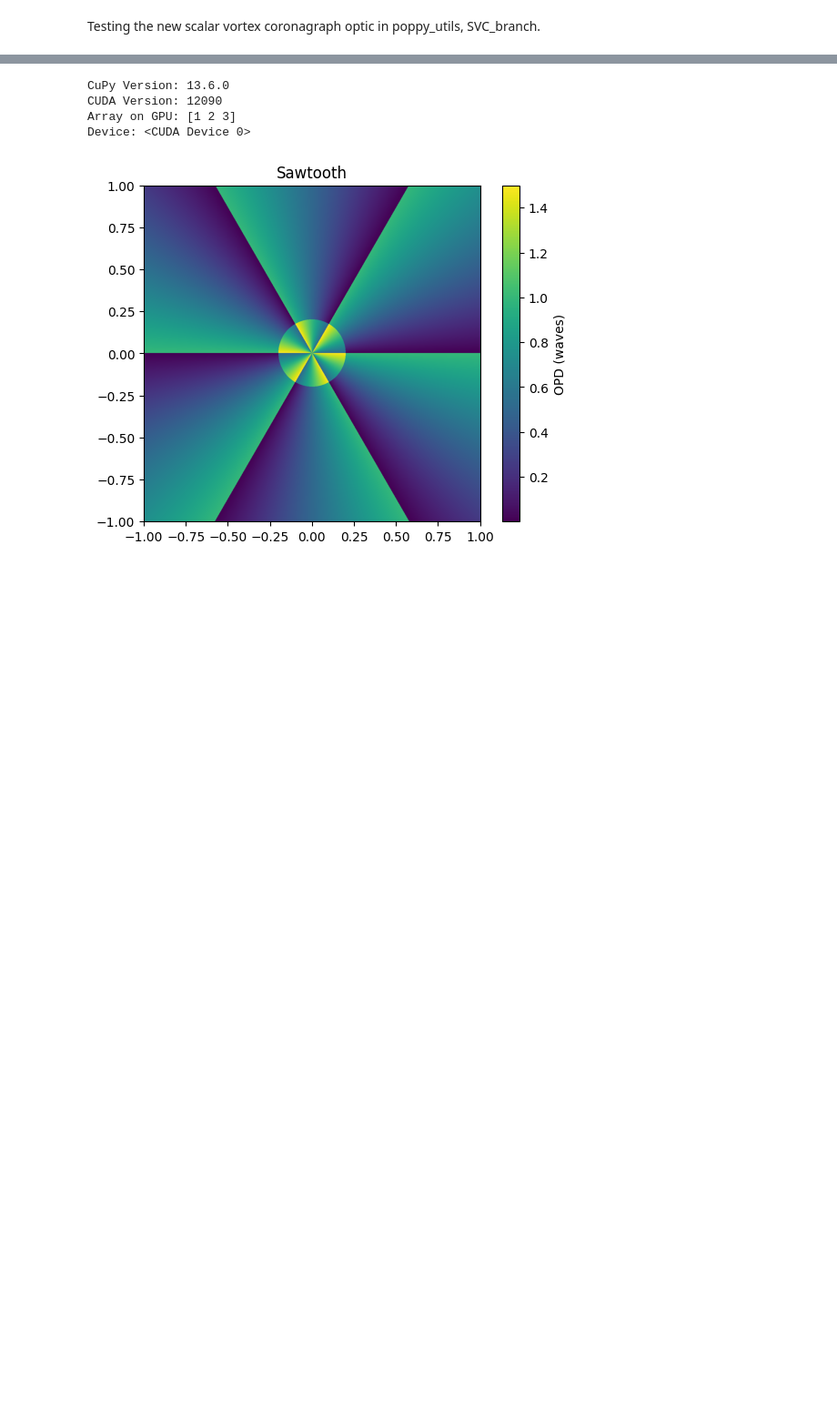
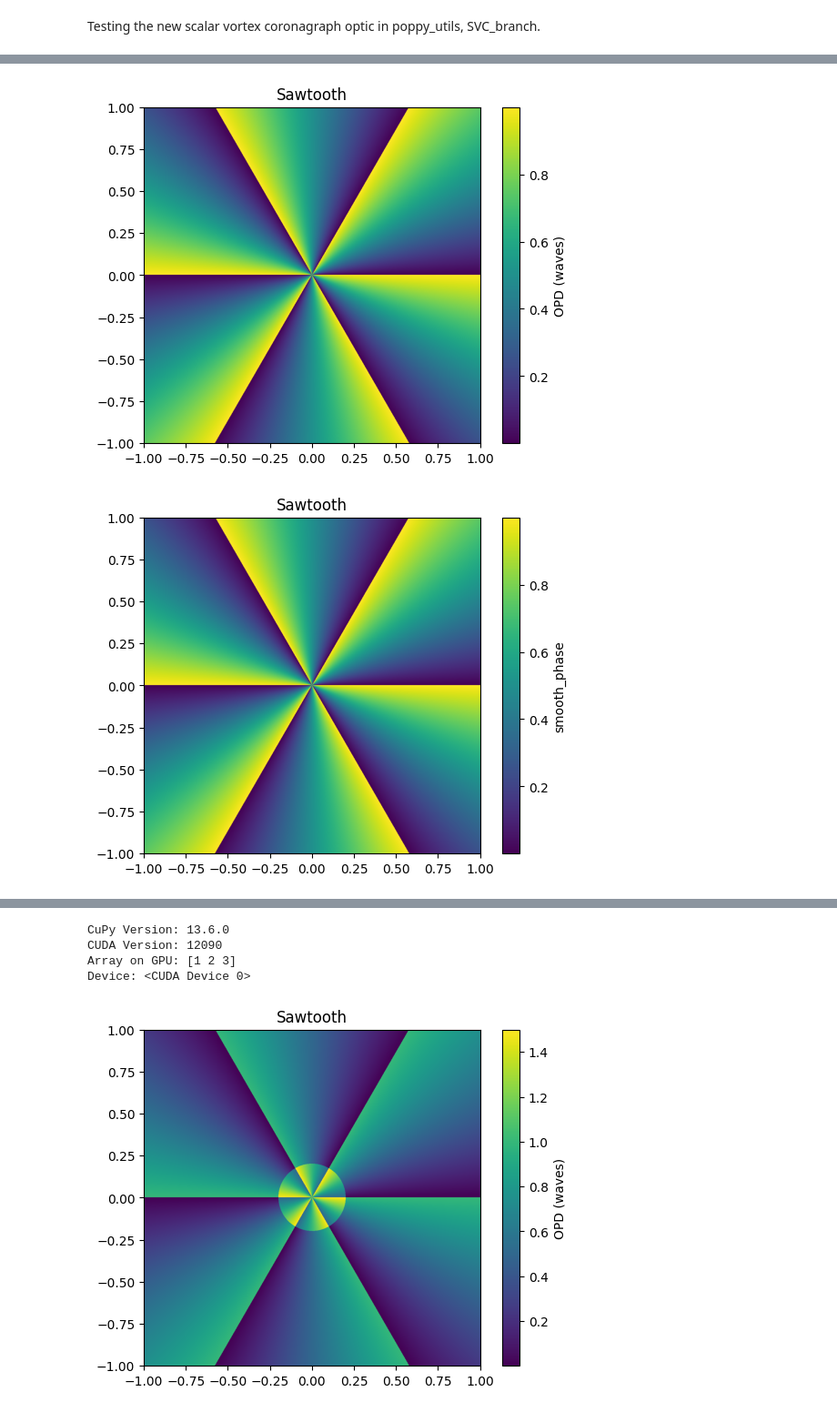
Before and after one commit to kvangorkom/poppy_utils, a Jupyter notebook: notebooks/svc_testing.ipynb, the cells around one changed output, grey strips where cells are left out. Shown at 91% size. Drawn from its saved outputs; the diff is of its cells as text; code cells hidden in the pictures; blank space fills up the shorter version.

```diff
--- a/notebooks/svc_testing.ipynb
+++ b/notebooks/svc_testing.ipynb
@@ -18,0 +51,43 @@ SVC test1
+# %%
+# make a 2d plot of opd
+charge = 6
+wavelength = 1
+x, y = np.meshgrid(np.linspace(-1, 1, 1000), np.linspace(-1, 1, 1000))
+azimuthal_phase = charge*np.arctan2(y, x)
+relative_phase = np.mod(azimuthal_phase, 2*np.pi) # sawtooth
+smooth_phase = (np.arctan2(y, x)+np.pi) * charge
+smooth_phase = np.mod(smooth_phase, 2*np.pi)
+
+phasor = np.exp(1j*azimuthal_phase)
+real_part = (np.real(phasor)+1)*np.pi
+
+dimple_size = 0.2
+dimple_size=None
+f_number = 1
+if dimple_size is not None:
+    r = np.sqrt(x**2 + y**2)
+    dimple_radius_m = dimple_size * wavelength * f_number
+    # Need to convert x,y coordinates to arcseconds to get the right dimple size in lambda/D
+    relative_phase[r < dimple_radius_m] += np.pi
+
+opd = relative_phase*wavelength/(2*np.pi)
+
+plt.figure()  # Create a new figure
+plt.imshow(opd, extent=(-1, 1, -1, 1), cmap='viridis', origin='lower')
+plt.colorbar(label='OPD (waves)')
+plt.title('Sawtooth')
+
+plt.figure()  # Create a new figure
+plt.imshow(smooth_phase/(2*np.pi), extent=(-1, 1, -1, 1), cmap='viridis', origin='lower')
+plt.colorbar(label='smooth_phase')
+plt.title('Sawtooth')
+
+plt.figure()  # Create another figure
+plt.imshow(real_part, extent=(-1, 1, -1, 1), cmap='viridis', origin='lower')
+plt.colorbar(label='OPD (waves)')
+plt.title('Cosine')
+
+plt.show()
+# %% [output]
+[figure, added]
+[figure, added]
```
Also changed, not shown: parts of 4 cells of this notebook, 1 other file.
